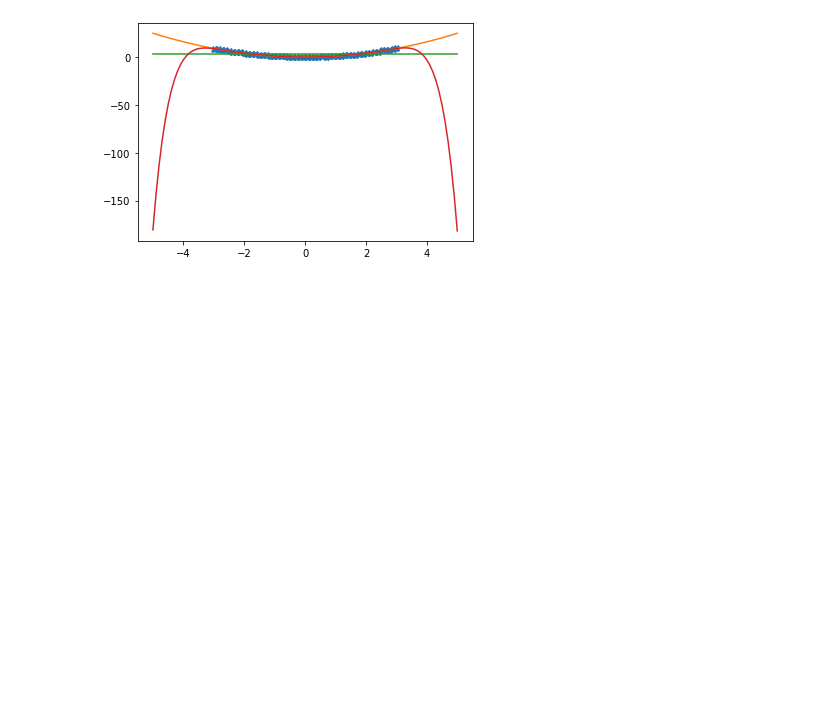
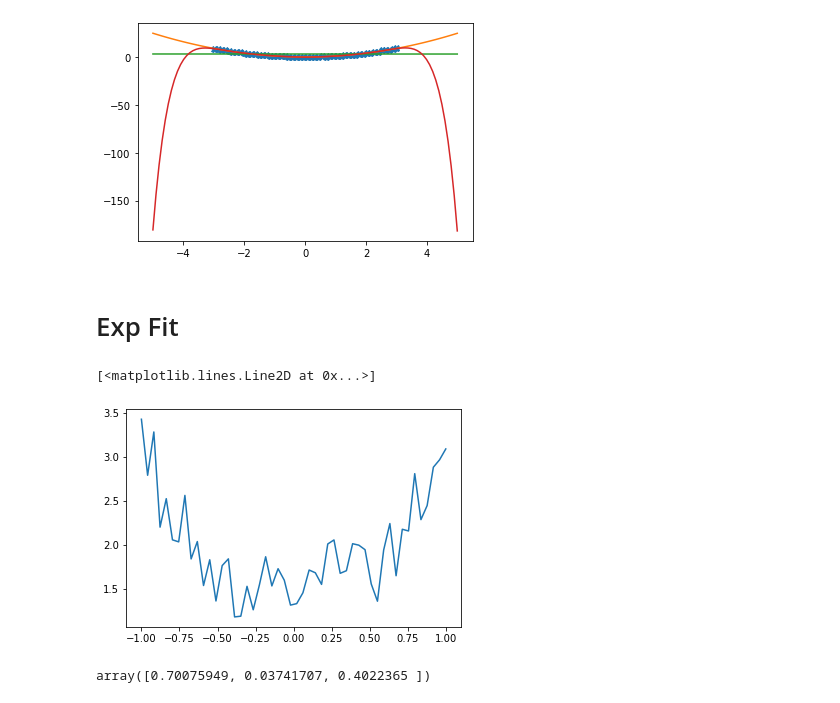
Before and after one commit to jcartus/PythonCourse, a Jupyter notebook: 07_MachineLearning.ipynb, the cells around one changed output. Cells and saved outputs as stored; diff of their text form; code cells hidden in the pictures; blank space fills up the shorter version.

```diff
--- a/07_MachineLearning.ipynb
+++ b/07_MachineLearning.ipynb
@@ -46,3 +46,18 @@ plt.plot(t, np.polyval(np.polyfit(x, y, deg=8), t), label="deg1 poly fit")
 # %% [output]
 [<matplotlib.lines.Line2D at 0x...>]
 [figure]
+# %% [markdown]
+# Exp Fit
+# %%
+x = np.linspace(-1, 1, 50)
+y = np.exp(x**2) + np.random.rand(*x.shape)
+
+plt.plot(x, y)
+# %% [output]
+[<matplotlib.lines.Line2D at 0x...>]
+[figure, added]
+# %%
+p = np.polyfit(x, np.log(y), deg=2)
+p
+# %% [output]
+array([0.70075949, 0.03741707, 0.4022365 ])
```
Also changed, not shown: parts of 5 cells of this notebook.
